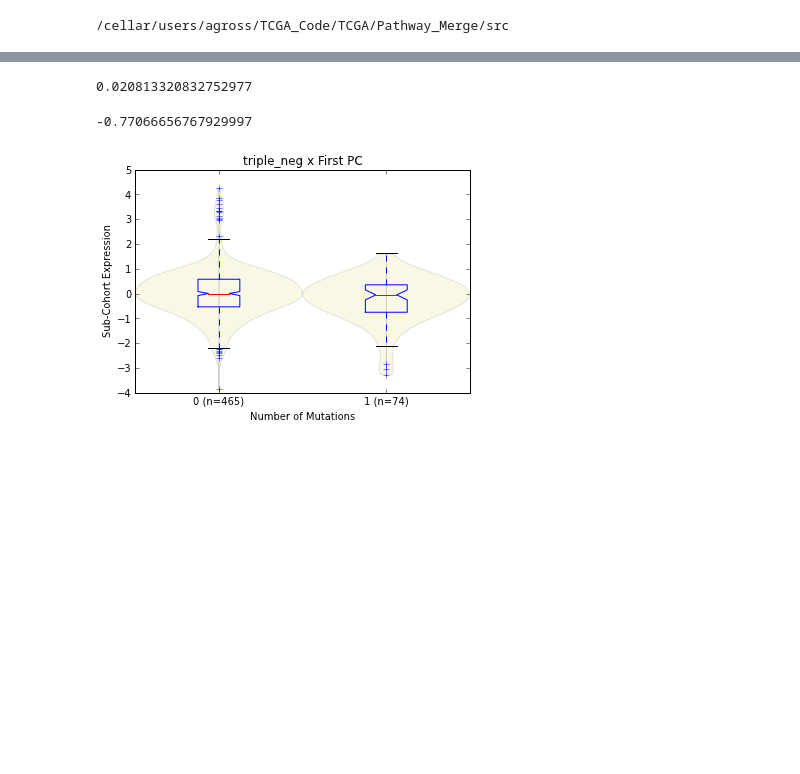
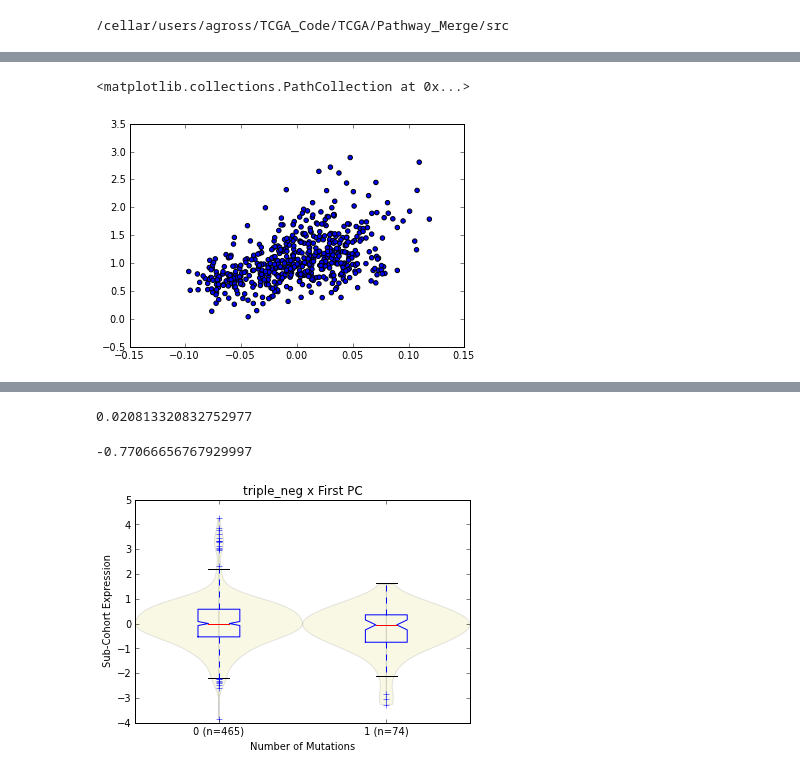
Before and after one commit to theandygross/TCGA, a Jupyter notebook: Pathway_Merge/Notebooks/Add_tests-Copy0.ipynb, the cells around one changed output, grey strips where cells are left out. Cells and saved outputs as stored; diff of their text form; code cells hidden in the pictures; blank space fills up the shorter version.

```diff
--- a/Pathway_Merge/Notebooks/Add_tests-Copy0.ipynb
+++ b/Pathway_Merge/Notebooks/Add_tests-Copy0.ipynb
@@ -24,0 +45,2 @@ data_path = firehose_path + 'analyses__' + date_ + '/' + cancer + '/' + date + '
+# %%
+pc_1 = extract_pc(cancer.data_matrix, pc_threshold=0.)
@@ -24,0 +64,5 @@ data_path = firehose_path + 'analyses__' + date_ + '/' + cancer + '/' + date + '
+# %%
+scatter(*match_series(pc_1, cancer.clinical.AMAR))
+# %% [output]
+<matplotlib.collections.PathCollection at 0x...>
+[figure, added]
```
Also changed, not shown: parts of 9 cells of this notebook, 7 other files.
